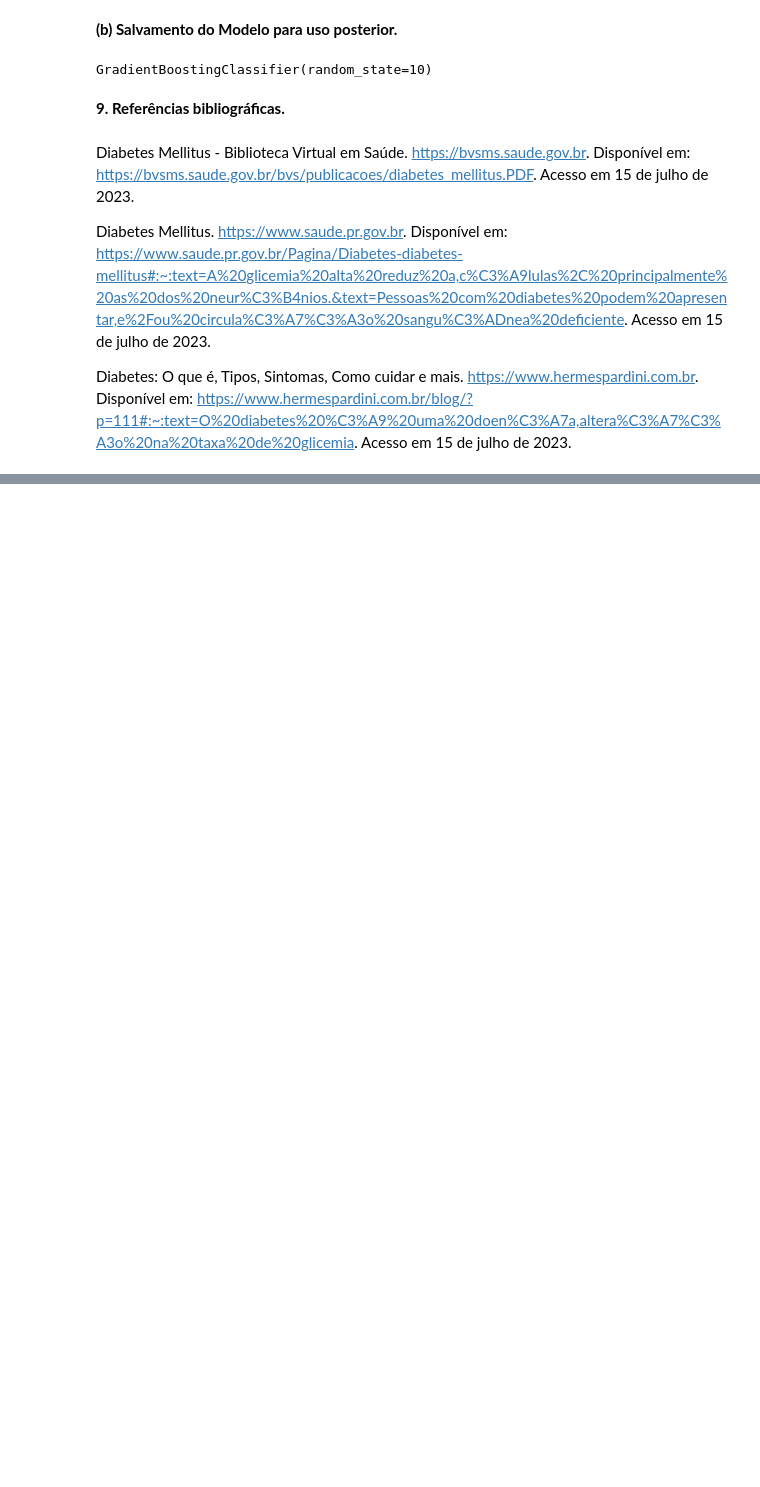
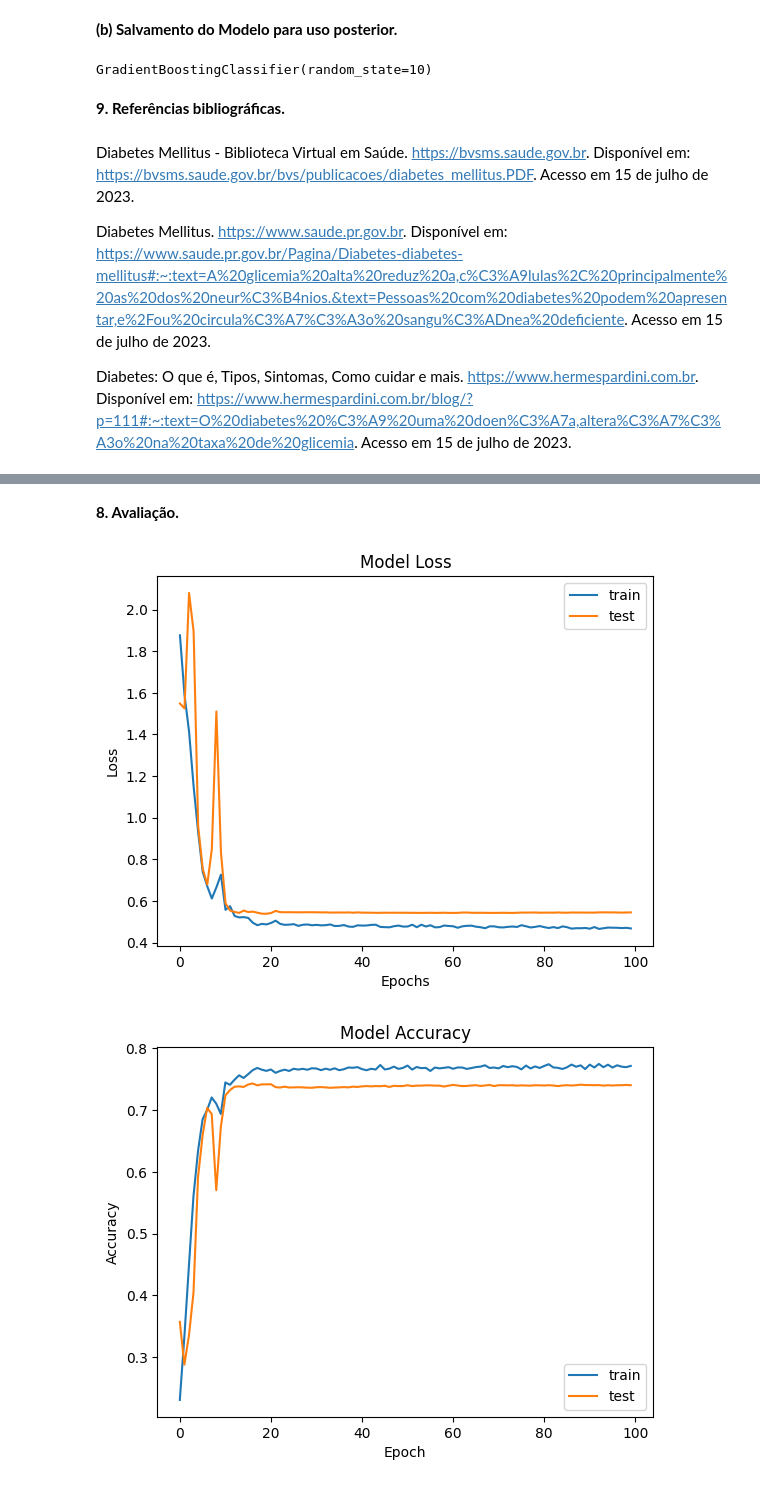
Before and after one commit to PedroHudson/Machine_Learning_testes, a Jupyter notebook: MVP_Machine_Learning_&_Analytics.ipynb, the cells around one changed output, grey strips where cells are left out. Saved outputs shown, nothing was run; the diff lists cells and outputs as text; code cells hidden in the pictures; blank space fills up the shorter version.

```diff
--- a/MVP_Machine_Learning_&_Analytics.ipynb
+++ b/MVP_Machine_Learning_&_Analytics.ipynb
@@ -553,0 +716,2 @@ Diabetes: O que é, Tipos, Sintomas, Como cuidar e mais. https://www.hermespardi
+# %%
+X_train, X_test, y_train, y_test = train_test_split(X, y, test_size=0.2, random_state=1)
@@ -553,0 +720,10 @@ Diabetes: O que é, Tipos, Sintomas, Como cuidar e mais. https://www.hermespardi
+# %%
+tokenizer = Tokenizer(num_words = 5000, oov_token='<x>', filters='!"#$%&()*+,-./:;<=>?@[\\]^_`{|}~\t\n', lower=True)
+tokenizer.fit_on_texts(X_train)
+tokenizer.fit_on_texts(X_test)
+
+Seq_train = tokenizer.texts_to_sequences(X_train)
+Seq_test = tokenizer.texts_to_sequences(X_test)
+
+Pad_train = pad_sequences(Seq_train)
+Pad_test = pad_sequences(Seq_test)
@@ -553,0 +776,6 @@ Diabetes: O que é, Tipos, Sintomas, Como cuidar e mais. https://www.hermespardi
+# %%
+model.compile(
+    optimizer='adam',
+    loss='categorical_crossentropy',
+    metrics=['accuracy']
+)
@@ -553,0 +784,9 @@ Diabetes: O que é, Tipos, Sintomas, Como cuidar e mais. https://www.hermespardi
+# %%
+history = model.fit(
+    Pad_train, y_train,
+    epochs = 100,
+    batch_size = 128,
+    validation_data = (Pad_test, y_test),
+    verbose = 1,
+    callbacks = [callbacks, LR_reduction]
+)
@@ -553,0 +811,21 @@ Diabetes: O que é, Tipos, Sintomas, Como cuidar e mais. https://www.hermespardi
+# %% [markdown]
+**8. Avaliação.**
+# %%
+plt.plot(history.history['loss'])
+plt.plot(history.history['val_loss'])
+plt.title('Model Loss')
+plt.ylabel('Loss')
+plt.xlabel('Epochs')
+plt.legend(['train', 'test'], loc = 'upper right')
+plt.show()
+
+plt.plot(history.history['accuracy'])
+plt.plot(history.history['val_accuracy'])
+plt.title('Model Accuracy')
+plt.ylabel('Accuracy')
+plt.xlabel('Epoch')
+plt.legend(['train', 'test'], loc='lower right')
+plt.show()
+# %% [output]
+[figure, added]
+[figure, added]
```
Also changed, not shown: parts of 46 cells of this notebook.
